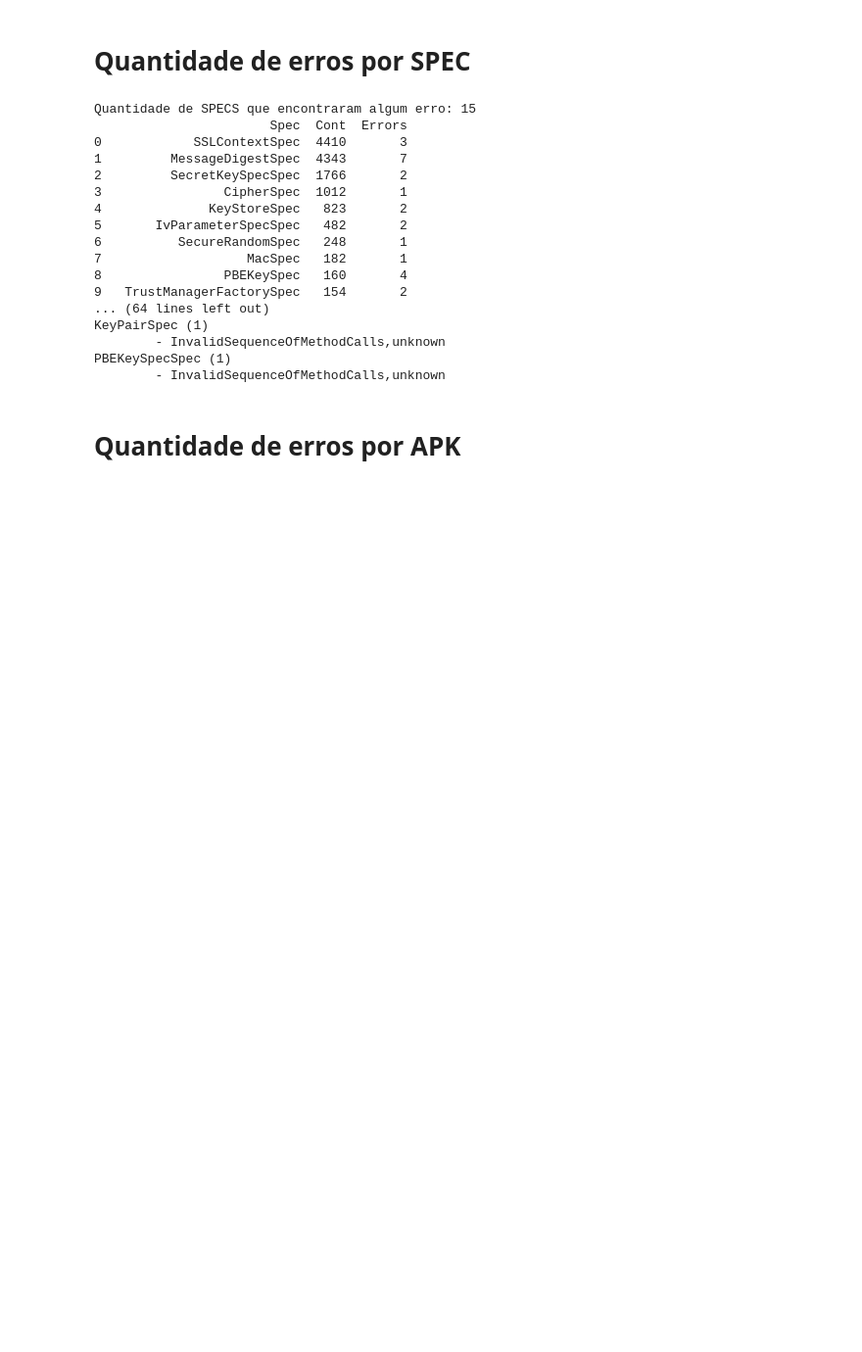
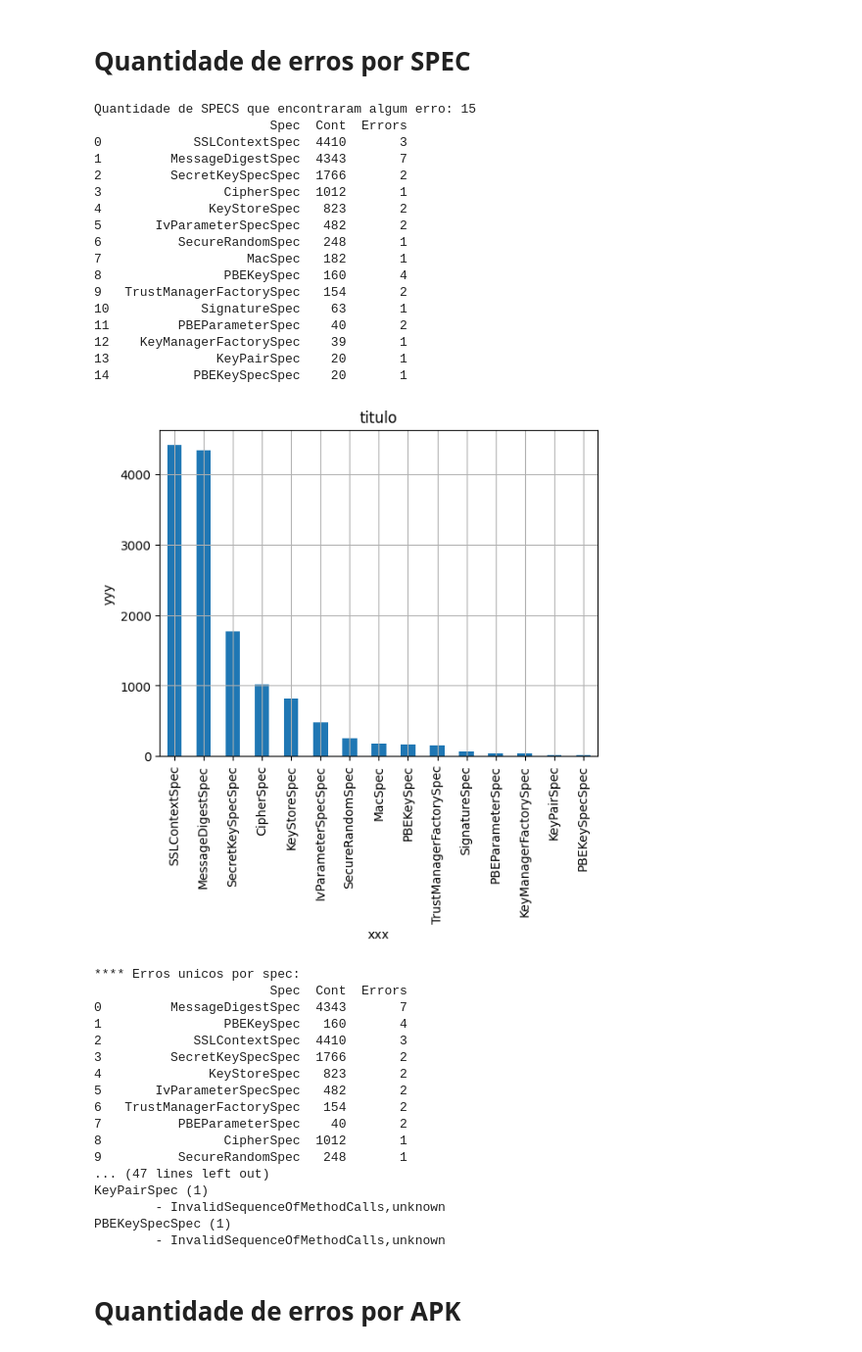
Before and after one commit to PAMunb/rvsec, a Jupyter notebook: rv-android/results_notebook.ipynb, the cells around one changed output. Shown: that part at 98% size. Saved outputs shown, nothing was run; the diff lists cells and outputs as text; code cells hidden in the pictures; blank space fills up the shorter version.

```diff
--- a/rv-android/results_notebook.ipynb
+++ b/rv-android/results_notebook.ipynb
@@ -109,38 +112,60 @@ print("Quantidade de SPECS que encontraram algum erro: {}".format(len(data)))
 specs_totals = []
 for spec in data:
     specs_totals.append([spec, data[spec]["total"], len(data[spec]["errors"]) ])
 
 df = pd.DataFrame(specs_totals, columns=['Spec', 'Cont', 'Errors'])
 df = df.sort_values(by=['Cont'], ascending=False, ignore_index=True)
 print(df)
 
+df.plot(x="Spec", y='Cont', kind='bar', title='titulo', grid=True, xlabel="xxx", ylabel="yyy", legend=False)
+plt.show()
+
+
 print("**** Erros unicos por spec:")
 df = df.sort_values(by=['Errors'], ascending=False, ignore_index=True)
 print(df)
 for ind in df.index:
     spec =  df['Spec'][ind]
     print("{} ({})".format(spec, len(data[spec]["errors"])))
     errors = sorted(list(data[spec]["errors"]))
     for err in errors:
         print("\t- {}".format(err))
 # %% [output]
 Quantidade de SPECS que encontraram algum erro: 15
                        Spec  Cont  Errors
 0            SSLContextSpec  4410       3
 1         MessageDigestSpec  4343       7
 2         SecretKeySpecSpec  1766       2
 3                CipherSpec  1012       1
 4              KeyStoreSpec   823       2
 5       IvParameterSpecSpec   482       2
 6          SecureRandomSpec   248       1
 7                   MacSpec   182       1
 8                PBEKeySpec   160       4
 9   TrustManagerFactorySpec   154       2
-... (64 lines left out)
-KeyPairSpec (1)
-        - InvalidSequenceOfMethodCalls,unknown
-PBEKeySpecSpec (1)
-        - InvalidSequenceOfMethodCalls,unknown
+10            SignatureSpec    63       1
+11         PBEParameterSpec    40       2
+12    KeyManagerFactorySpec    39       1
+13              KeyPairSpec    20       1
+14           PBEKeySpecSpec    20       1
+[figure, added]
+**** Erros unicos por spec:
+                       Spec  Cont  Errors
+0         MessageDigestSpec  4343       7
+1                PBEKeySpec   160       4
+2            SSLContextSpec  4410       3
+3         SecretKeySpecSpec  1766       2
+4              KeyStoreSpec   823       2
+5       IvParameterSpecSpec   482       2
+6   TrustManagerFactorySpec   154       2
+7          PBEParameterSpec    40       2
+8                CipherSpec  1012       1
+9          SecureRandomSpec   248       1
+... (47 lines left out)
+KeyPairSpec (1)
+        - InvalidSequenceOfMethodCalls,unknown
+PBEKeySpecSpec (1)
+        - InvalidSequenceOfMethodCalls,unknown
 # %% [markdown]
 # Quantidade de erros por APK
 # %%
```
Also changed, not shown: parts of 13 cells of this notebook.
